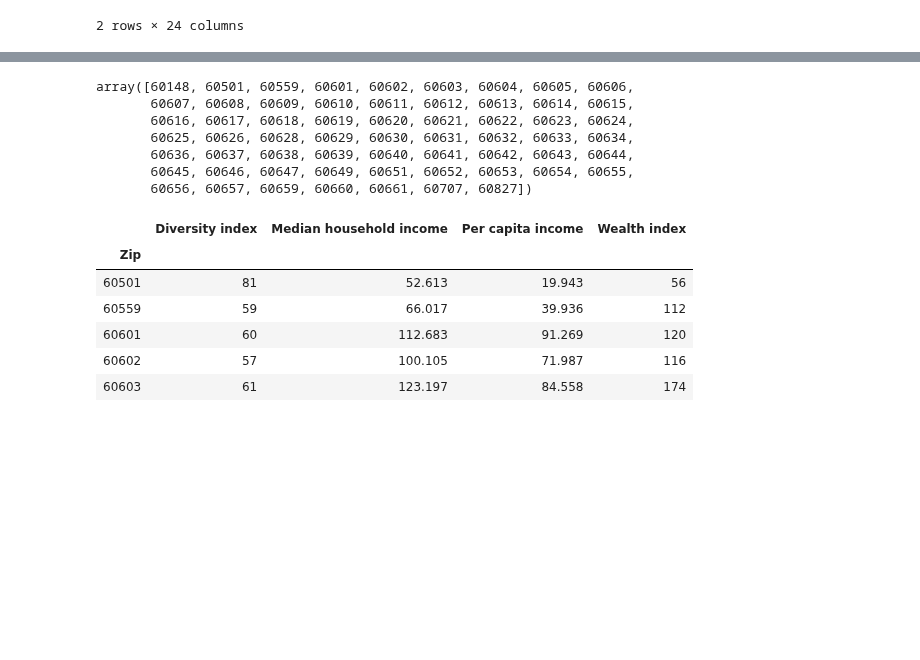
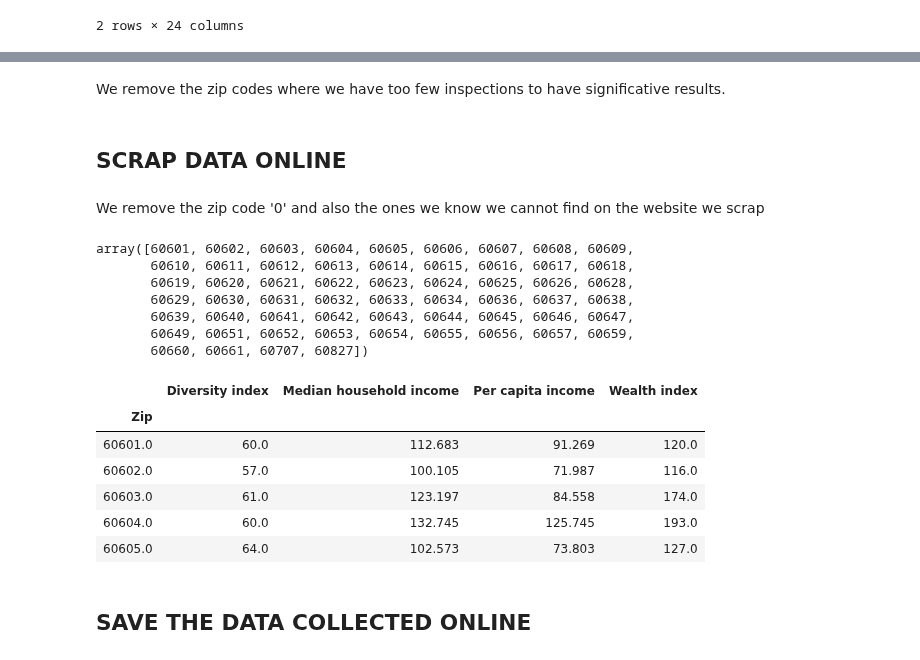
Before and after one commit to VodopaDev/CS401-Chicago-Crime-Analysis, a Jupyter notebook: zip_codes.ipynb, the cells around one changed output, grey strips where cells are left out. Saved outputs shown, nothing was run; the diff lists cells and outputs as text; code cells hidden in the pictures; blank space fills up the shorter version.

```diff
--- a/zip_codes.ipynb
+++ b/zip_codes.ipynb
@@ -17,5 +17,3 @@ df.head(2)
 | 0 | 2320519 | SALAM RESTAURANT | SALAM RESTAURANT | 2002822 | Restaurant | High | 4634-4636 N KEDZIE AVE | 60625 | ... |
 | 1 | 2320509 | TAQUERIA EL DORADO | TAQUERIA EL DORADO | 2694960 | Restaurant | High | 2114 W LAWRENCE AVE | 60625 | ... |
 2 rows × 24 columns
-# %%
-df_filtered = df[(df['Zip'] != 0) & (df['Zip'] != 60627) & (df['Zip'] != 60666)]
@@ -22,14 +38,22 @@ df_filtered = df[(df['Zip'] != 0) & (df['Zip'] != 60627) & (df['Zip'] != 60666)]
+# %% [markdown]
+We remove the zip codes where we have too few inspections to have significative results.
+# %%
+df_filtered = df_filtered[(df_filtered['Zip'] != 60148) & (df_filtered['Zip'] != 60559) & (df_filtered['Zip'] != 60627) & (df_filtered['Zip'] != 60501) & (df_filtered['Zip'] != 60666) & (df_filtered['Zip'] != 0)]
+# %% [markdown]
+## SCRAP DATA ONLINE ##
+# %% [markdown]
+We remove the zip code '0' and also the ones we know we cannot find on the website we scrap
 # %%
 zip_codes = np.sort(df_filtered['Zip'].unique())
 zip_codes
 # %% [output]
-array([60148, 60501, 60559, 60601, 60602, 60603, 60604, 60605, 60606,
-       60607, 60608, 60609, 60610, 60611, 60612, 60613, 60614, 60615,
-       60616, 60617, 60618, 60619, 60620, 60621, 60622, 60623, 60624,
-       60625, 60626, 60628, 60629, 60630, 60631, 60632, 60633, 60634,
-       60636, 60637, 60638, 60639, 60640, 60641, 60642, 60643, 60644,
-       60645, 60646, 60647, 60649, 60651, 60652, 60653, 60654, 60655,
-       60656, 60657, 60659, 60660, 60661, 60707, 60827])
+array([60601, 60602, 60603, 60604, 60605, 60606, 60607, 60608, 60609,
+       60610, 60611, 60612, 60613, 60614, 60615, 60616, 60617, 60618,
+       60619, 60620, 60621, 60622, 60623, 60624, 60625, 60626, 60628,
+       60629, 60630, 60631, 60632, 60633, 60634, 60636, 60637, 60638,
+       60639, 60640, 60641, 60642, 60643, 60644, 60645, 60646, 60647,
+       60649, 60651, 60652, 60653, 60654, 60655, 60656, 60657, 60659,
+       60660, 60661, 60707, 60827])
 # %%
 try:
     df_zip_codes = pd.read_parquet('resources/zip_infos.parquet')
@@ -40,46 +64,48 @@ except:
     per_capita_incomes = []
     wealth_indexes = []
 
-    for i, zip_code in enumerate(zip_codes[1:]):
+    for i, zip_code in enumerate(zip_codes):
         URL = 'https://illinois.hometownlocator.com/zip-codes/data,zipcode,{}.cfm'.format(zip_code)
         r = requests.get(URL)
         page_body = r.text
         soup = BeautifulSoup(page_body, 'html.parser')
         all_tables = soup.find_all('table')
         for table in all_tables:
             all_tr = table.find_all('tr')
             for tr in all_tr:
                 all_td = tr.find_all('td')
                 if len(all_td) >= 2:
                     if all_td[0].text == 'Population Density':
                         population_density = all_td[1].text.replace(',', '.')
                         population_densities.append(population_density)
                     if all_td[0].text == 'Diversity Index1':
                         diversity_index = all_td[1].text
                         diversity_indexes.append(diversity_index)
                     if all_td[0].text == 'Median Household Income' and not all_td[1].text.startswith('#'):
                         median_household_income = all_td[1].text[1:].replace(',', '.')
                         if median_household_income != '':
                             median_household_incomes.append(median_household_income)
                     if all_td[0].text == 'Per Capita Income' and not all_td[1].text.startswith('#'):
                         per_capita_income = all_td[1].text[1:].replace(',', '.')
                         if per_capita_income != '':
                             per_capita_incomes.append(per_capita_income)
                     if all_td[0].text == 'Wealth Index3':
                         wealth_index = all_td[1].text
                         wealth_indexes.append(wealth_index)
 
-    dict_ = {'Zip' : zip_codes[1:], 'Diversity index' : diversity_indexes, 'Median household income' : median_household_incomes, 'Per capita income' : per_capita_incomes, 'Wealth index' : wealth_indexes}
-    df_zip_codes = pd.DataFrame(dict_).set_index('Zip')
+    dict_ = {'Zip' : zip_codes, 'Diversity index' : diversity_indexes, 'Median household income' : median_household_incomes, 'Per capita income' : per_capita_incomes, 'Wealth index' : wealth_indexes}
+    df_zip_codes = pd.DataFrame(dict_, dtype=float).set_index('Zip')
 
 df_zip_codes.head()
 # %% [output]
 |  | Diversity index | Median household income | Per capita income | Wealth index |
 | Zip |  |  |  |  |
-| 60501 | 81 | 52.613 | 19.943 | 56 |
-| 60559 | 59 | 66.017 | 39.936 | 112 |
-| 60601 | 60 | 112.683 | 91.269 | 120 |
-| 60602 | 57 | 100.105 | 71.987 | 116 |
-| 60603 | 61 | 123.197 | 84.558 | 174 |
+| 60601.0 | 60.0 | 112.683 | 91.269 | 120.0 |
+| 60602.0 | 57.0 | 100.105 | 71.987 | 116.0 |
+| 60603.0 | 61.0 | 123.197 | 84.558 | 174.0 |
+| 60604.0 | 60.0 | 132.745 | 125.745 | 193.0 |
+| 60605.0 | 64.0 | 102.573 | 73.803 | 127.0 |
+# %% [markdown]
+## SAVE THE DATA COLLECTED ONLINE ##
 # %%
 df_zip_codes.to_parquet('resources/zip_infos.parquet')
```
Also changed, not shown: parts of 12 cells of this notebook, 2 other files.
